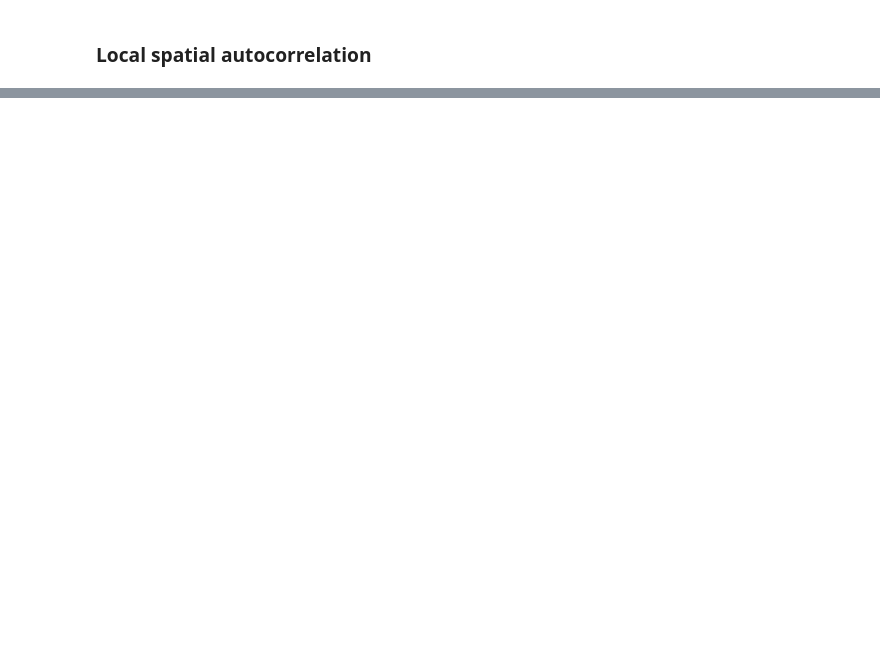
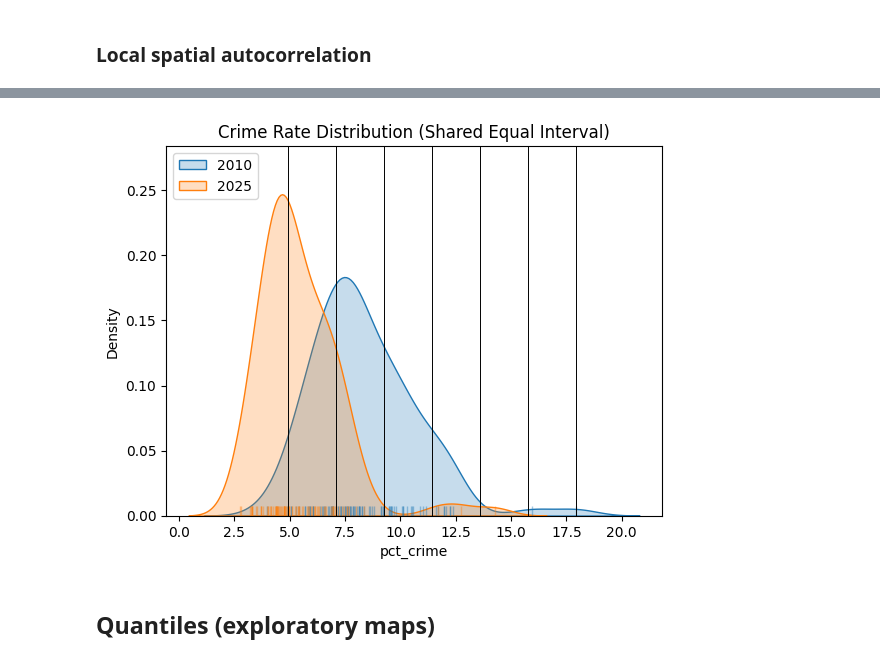
Before and after one commit to Geospatial-data-science-project/Spatial-autocorrelation-on-crime-rates-of-denmark, a Jupyter notebook: geospatial-analysis.ipynb, the cells around one changed output, grey strips where cells are left out. Cells and saved outputs as stored; diff of their text form; code cells hidden in the pictures; blank space fills up the shorter version.

```diff
--- a/geospatial-analysis.ipynb
+++ b/geospatial-analysis.ipynb
@@ -578,0 +660,25 @@ plt.title("LISA crime rate clusters for year 2025, p = 5%");
+# %%
+
+# Set up the figure
+f, ax = plt.subplots(1)
+
+# KDE plots
+sns.kdeplot(gdf_2010["pct_crime"], fill=True, label="2010")
+sns.kdeplot(gdf_2025["pct_crime"], fill=True, label="2025")
+
+# Rugs
+sns.rugplot(gdf_2010["pct_crime"], alpha=0.4)
+sns.rugplot(gdf_2025["pct_crime"], alpha=0.4)
+
+# Shared Equal Interval bins (ONLY ONE SET)
+for cut in eq_shared.bins:
+    plt.axvline(cut, color="black", linewidth=0.7)
+
+plt.legend()
+plt.title("Crime Rate Distribution (Shared Equal Interval)")
+plt.savefig("img3_kde_ei.png", dpi=150, bbox_inches="tight")
+plt.show()
+# %% [output]
+[figure, added]
+# %% [markdown]
+## Quantiles (exploratory maps)
```
Also changed, not shown: parts of 43 cells of this notebook.
